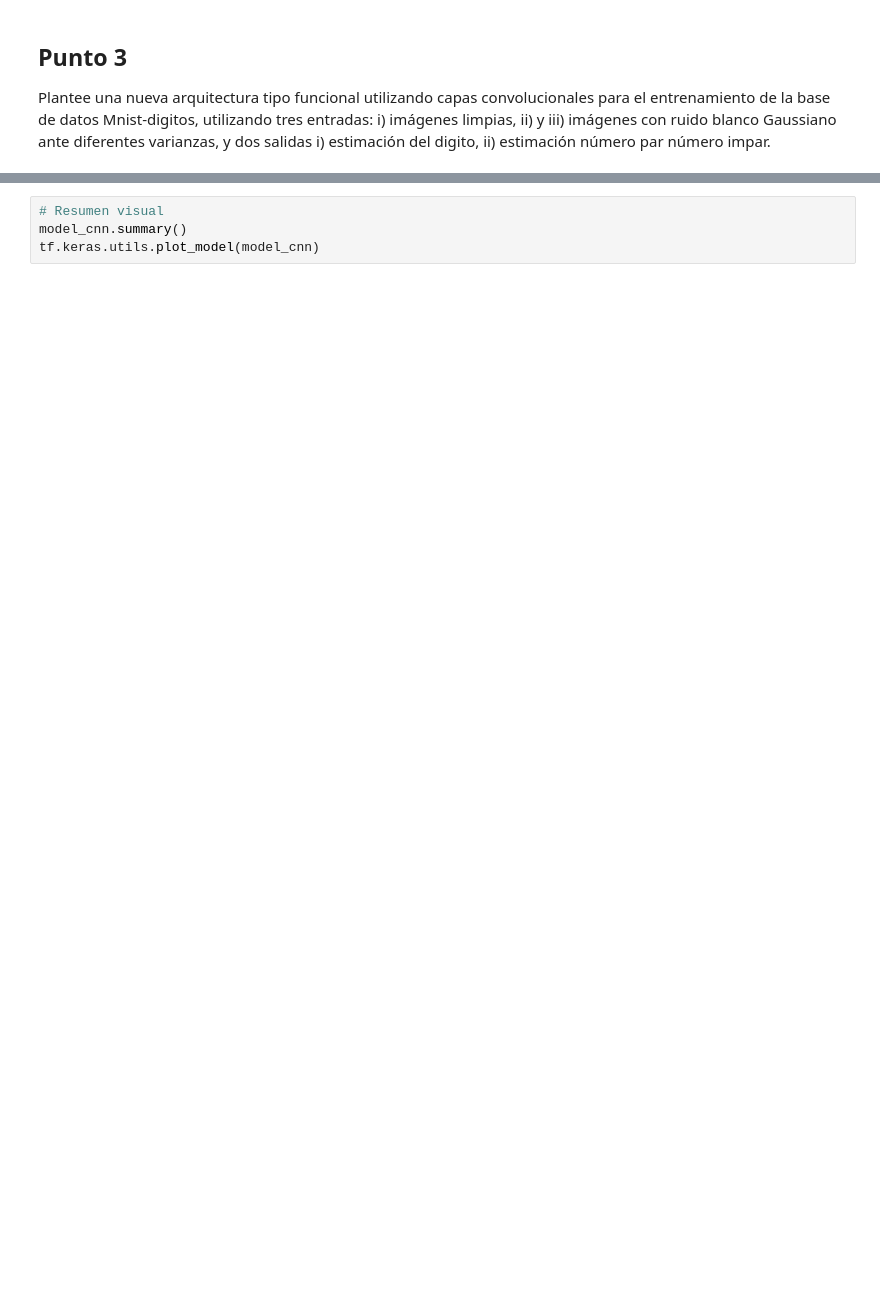
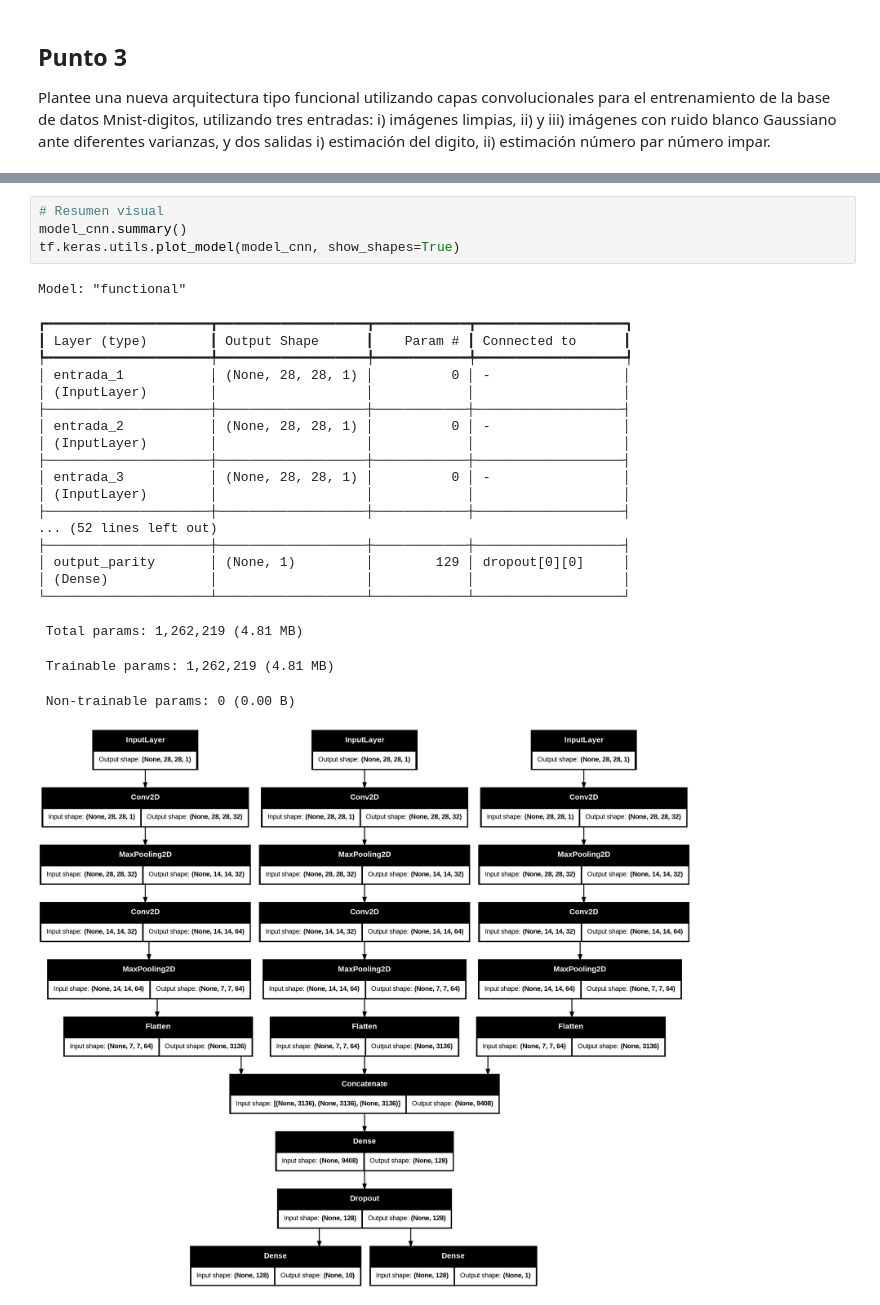
Before and after one commit to GabrielaRomoM/TAM-2025-2, a Jupyter notebook: Tareas/TAM_301025.ipynb, the cells around one changed output, grey strips where cells are left out. Drawn from its saved outputs; the diff is of its cells as text; blank space fills up the shorter version.

Commit message:
Update CNN Model

```diff
--- a/Tareas/TAM_301025.ipynb
+++ b/Tareas/TAM_301025.ipynb
@@ -347,6 +343,29 @@ model_cnn = tf.keras.Model(inputs=[input_1, input_2, input_3], outputs=[output_d
 # %%
 # Resumen visual
 model_cnn.summary()
-tf.keras.utils.plot_model(model_cnn)
+tf.keras.utils.plot_model(model_cnn, show_shapes=True)
+# %% [output]
+Model: "functional"
+┏━━━━━━━━━━━━━━━━━━━━━┳━━━━━━━━━━━━━━━━━━━┳━━━━━━━━━━━━┳━━━━━━━━━━━━━━━━━━━┓
+┃ Layer (type)        ┃ Output Shape      ┃    Param # ┃ Connected to      ┃
+┡━━━━━━━━━━━━━━━━━━━━━╇━━━━━━━━━━━━━━━━━━━╇━━━━━━━━━━━━╇━━━━━━━━━━━━━━━━━━━┩
+│ entrada_1           │ (None, 28, 28, 1) │          0 │ -                 │
+│ (InputLayer)        │                   │            │                   │
+├─────────────────────┼───────────────────┼────────────┼───────────────────┤
+│ entrada_2           │ (None, 28, 28, 1) │          0 │ -                 │
+│ (InputLayer)        │                   │            │                   │
+├─────────────────────┼───────────────────┼────────────┼───────────────────┤
+│ entrada_3           │ (None, 28, 28, 1) │          0 │ -                 │
+│ (InputLayer)        │                   │            │                   │
+├─────────────────────┼───────────────────┼────────────┼───────────────────┤
+... (52 lines left out)
+├─────────────────────┼───────────────────┼────────────┼───────────────────┤
+│ output_parity       │ (None, 1)         │        129 │ dropout[0][0]     │
+│ (Dense)             │                   │            │                   │
+└─────────────────────┴───────────────────┴────────────┴───────────────────┘
+ Total params: 1,262,219 (4.81 MB)
+ Trainable params: 1,262,219 (4.81 MB)
+ Non-trainable params: 0 (0.00 B)
+[figure, added]
 # %%
 # Compilación del modelo
```
Also changed, not shown: parts of 17 cells of this notebook.
